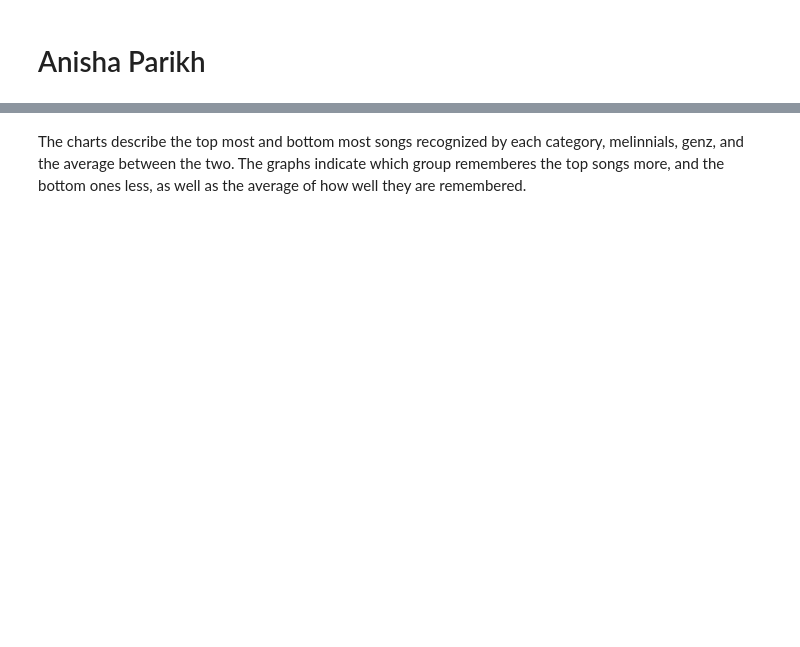
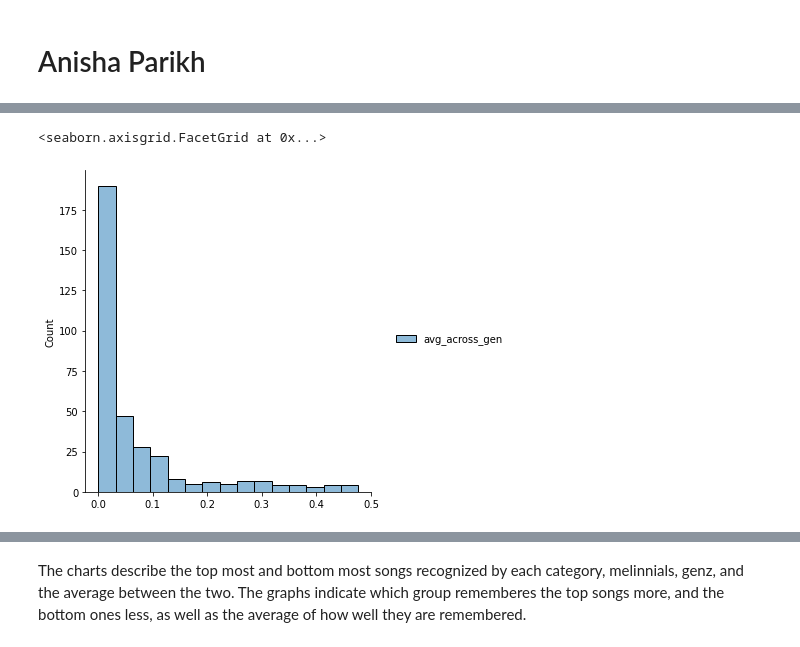
Before and after one commit to data301-2021-winter1/project-group41-project, a Jupyter notebook: notebooks/analysis2.ipynb, the cells around one changed output, grey strips where cells are left out. Cells and saved outputs as stored; diff of their text form; code cells hidden in the pictures; blank space fills up the shorter version.

```diff
--- a/notebooks/analysis2.ipynb
+++ b/notebooks/analysis2.ipynb
@@ -90,0 +102,5 @@ Analysis
+# %%
+sns.displot(data = Avg, bins = 15)
+# %% [output]
+<seaborn.axisgrid.FacetGrid at 0x...>
+[figure, added]
```
Also changed, not shown: parts of 26 cells of this notebook, 3 other files.
